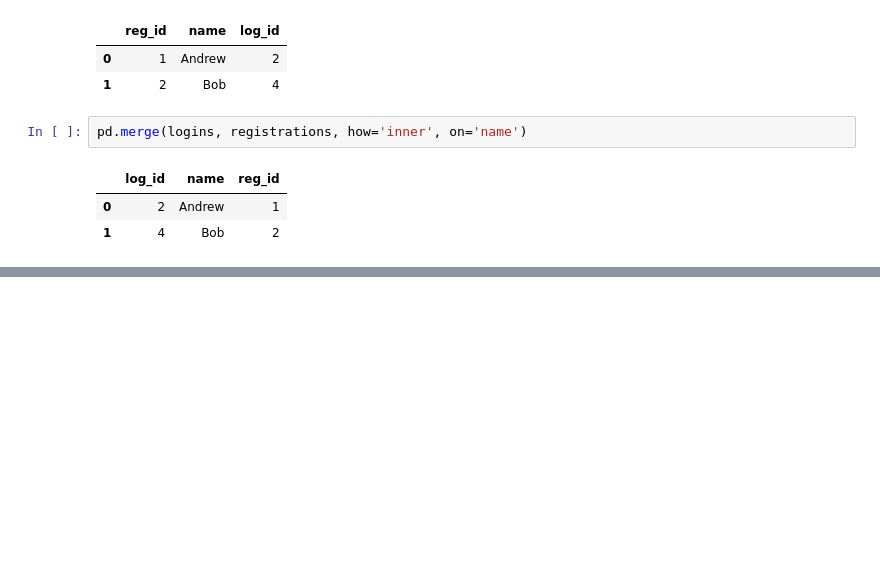
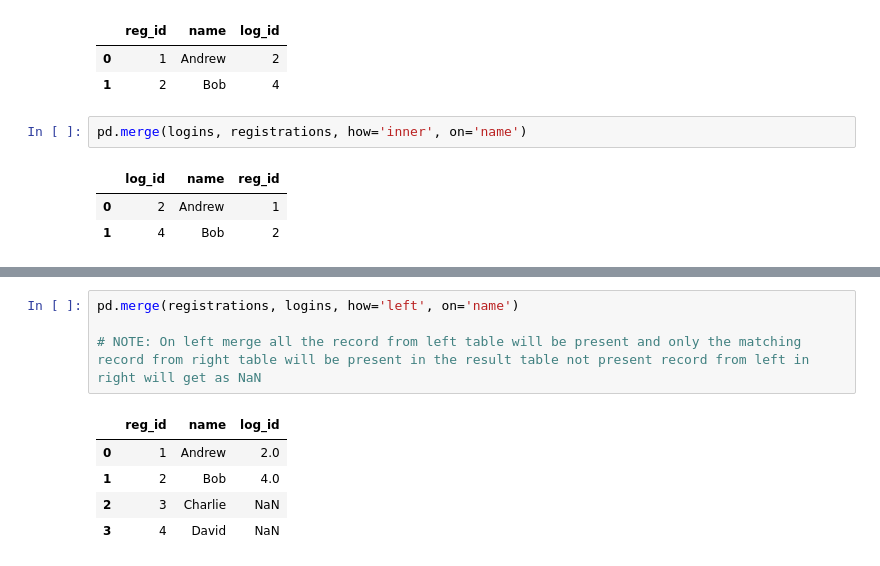
Before and after one commit to ayushgupta-repo/DATA_SCIENCE, a Jupyter notebook: 05_pandas/video_16_17_18_19.ipynb, the cells around one changed output, grey strips where cells are left out. Cells and saved outputs as stored; diff of their text form; blank space fills up the shorter version.

```diff
--- a/05_pandas/video_16_17_18_19.ipynb
+++ b/05_pandas/video_16_17_18_19.ipynb
@@ -238,0 +257,10 @@ pd.merge(logins, registrations, how='inner', on='name')
+# %%
+pd.merge(registrations, logins, how='left', on='name')
+
+# NOTE: On left merge all the record from left table will be present and only the matching record from right table will be present in the result table not present record from left in right will get as NaN
+# %% [output]
+|  | reg_id | name | log_id |
+| 0 | 1 | Andrew | 2.0 |
+| 1 | 2 | Bob | 4.0 |
+| 2 | 3 | Charlie | NaN |
+| 3 | 4 | David | NaN |
```
Also changed, not shown: parts of 25 cells of this notebook.
